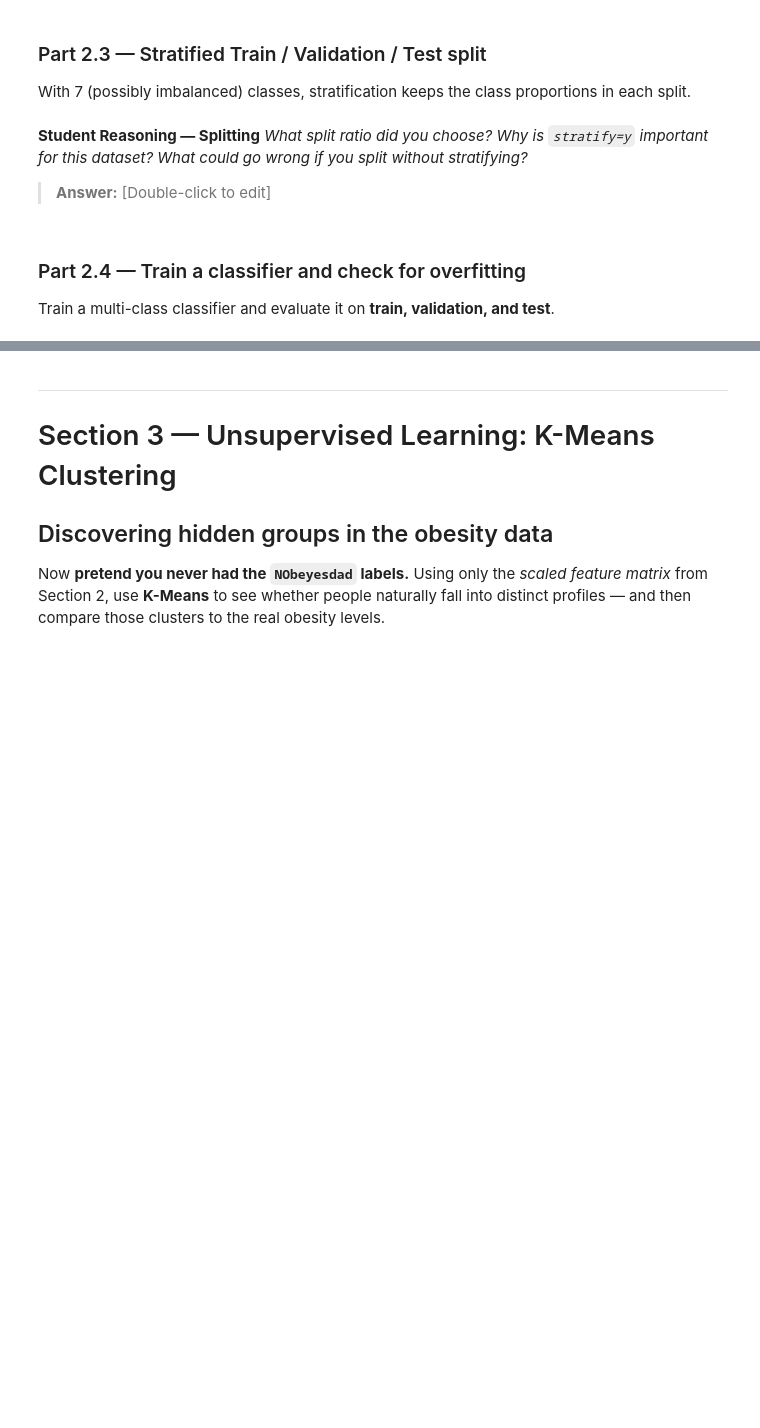
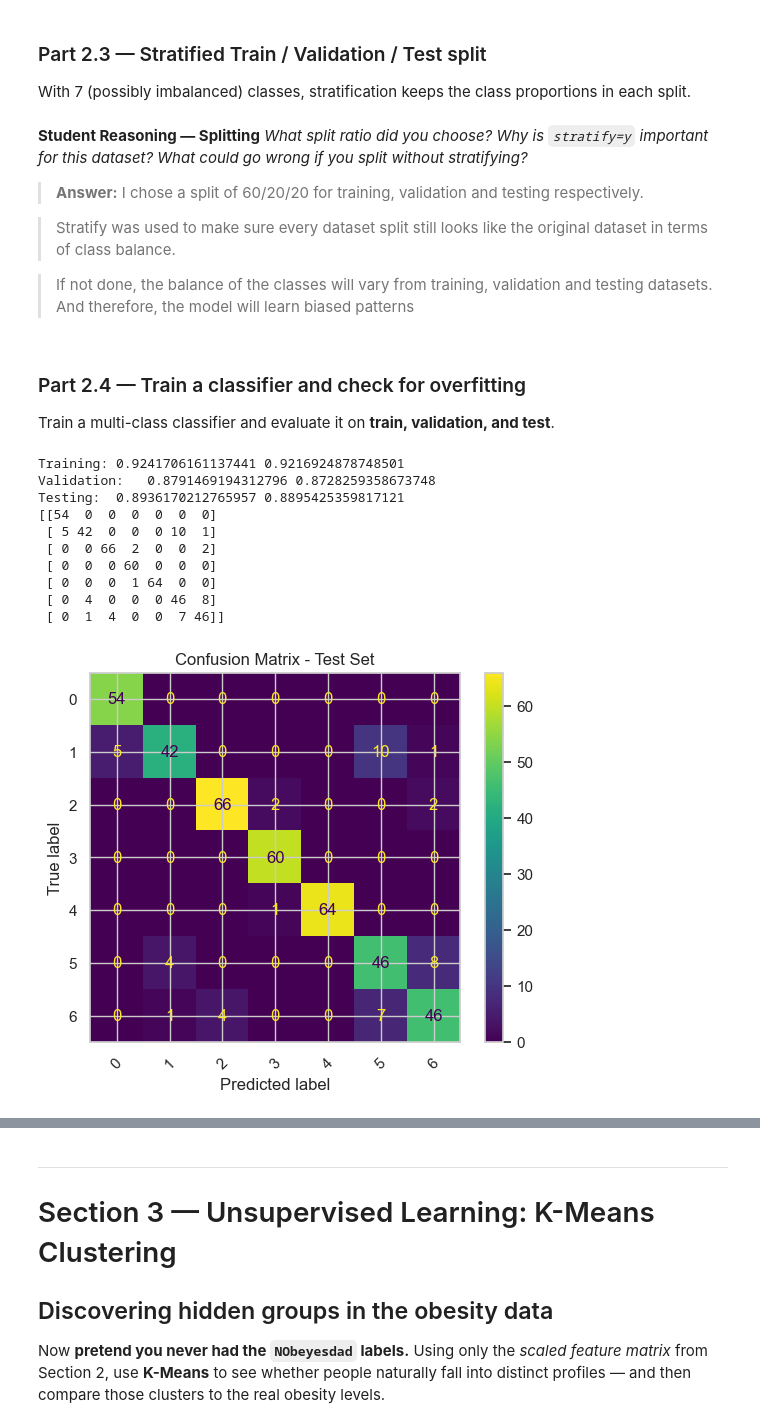
Before and after one commit to issahtiyum/lab-2-predictive-analytics, a Jupyter notebook: lab_2_predictive_analytics.ipynb, the cells around one changed output, grey strips where cells are left out. Cells and saved outputs as stored; diff of their text form; code cells hidden in the pictures; blank space fills up the shorter version.

```diff
--- a/lab_2_predictive_analytics.ipynb
+++ b/lab_2_predictive_analytics.ipynb
@@ -224,31 +569,95 @@ With 7 (possibly imbalanced) classes, stratification keeps the class proportions
 # %%
 # TODO: Separate X (features) and y (encoded NObeyesdad).
 
+X = obesity.drop(columns = "NObeyesdad")
+#Same as X = obesity.drop("NObeyesdad", axis = 1)
+y = obesity["NObeyesdad"]
+
 # TODO: Split into train / validation / test using stratify=y so every split has all 7 classes.
 #   Use random_state=RANDOM_STATE.
+X_temp, X_test, y_temp, y_test = train_test_split(
+    X, y, test_size=0.2, random_state=RANDOM_STATE, stratify=y
+)
+
+X_train, X_val, y_train, y_val = train_test_split(
+    X_temp, y_temp, test_size=0.25, random_state=RANDOM_STATE, stratify = y_temp
+)
 
 # TODO: Fit the scaler on the training set only, then transform train / val / test.
+X_train_scaled = scaler.fit_transform(X_train)
+X_test_scaled = scaler.transform(X_test)
+X_val_scaled = scaler.transform(X_val)
 # %% [markdown]
 **Student Reasoning — Splitting**
 *What split ratio did you choose? Why is `stratify=y` important for this dataset?
 What could go wrong if you split without stratifying?*
 
-> **Answer:** [Double-click to edit]
+> **Answer:** I chose a split of 60/20/20 for training, validation and testing respectively.
+
+> Stratify was used to make sure every dataset split still looks like the original dataset in terms of class balance.
+
+> If not done, the balance of the classes will vary from training, validation and testing datasets. And therefore, the model will learn biased patterns
 # %% [markdown]
 ### Part 2.4 — Train a classifier and check for overfitting
 Train a multi-class classifier and evaluate it on **train, validation, and test**.
 # %%
+from sklearn.linear_model import LogisticRegression
+from sklearn.metrics import accuracy_score, f1_score, confusion_matrix, ConfusionMatrixDisplay
+
 # TODO: Import, initialise, and train a classifier
 #   (e.g. LogisticRegression(max_iter=...), RandomForestClassifier, or KNeighborsClassifier).
 
+lr_model = LogisticRegression(max_iter=1000, random_state=RANDOM_STATE)
+
+lr_model.fit(X_train_scaled, y_train)
+
 # TODO: Predict on train, validation, and test.
+lr_train_pred = lr_model.predict(X_train_scaled)
+lr_val_pred   = lr_model.predict(X_val_scaled)
+lr_test_pred  = lr_model.predict(X_test_scaled)
 
 # TODO: Report accuracy AND macro-F1 for ALL THREE sets
 #   from sklearn.metrics import accuracy_score, f1_score, classification_report
 
+def evaluate_cls(y_true, y_pred):
+    acc = accuracy_score(y_true, y_pred)
+    f1  = f1_score(y_true, y_pred, average="macro")
+    return acc, f1
+
+train_acc, train_f1 = evaluate_cls(y_train, lr_train_pred)
+val_acc, val_f1     = evaluate_cls(y_val, lr_val_pred)
+test_acc, test_f1   = evaluate_cls(y_test, lr_test_pred)
+
+print("Training:", train_acc, train_f1)
+print("Validation:  ", val_acc, val_f1)
+print("Testing: ", test_acc, test_f1)
+
 # TODO: Show a confusion matrix for the test set
 #   from sklearn.metrics import ConfusionMatrixDisplay
 #   Which classes are most often confused?
+
+print(confusion_matrix(y_test, lr_test_pred))
+
+ConfusionMatrixDisplay.from_predictions(
+    y_test,
+    lr_test_pred,
+    xticks_rotation=45
+)
+
+plt.title("Confusion Matrix - Test Set")
+plt.show()
+# %% [output]
+Training: 0.9241706161137441 0.9216924878748501
+Validation:   0.8791469194312796 0.8728259358673748
+Testing:  0.8936170212765957 0.8895425359817121
+[[54  0  0  0  0  0  0]
+ [ 5 42  0  0  0 10  1]
+ [ 0  0 66  2  0  0  2]
+ [ 0  0  0 60  0  0  0]
+ [ 0  0  0  1 64  0  0]
+ [ 0  4  0  0  0 46  8]
+ [ 0  1  4  0  0  7 46]]
+[figure, added]
 # %% [markdown]
 **Student Reasoning — Classification evaluation & overfitting**
 *1. Which classifier did you choose and why?*
```
Also changed, not shown: parts of 19 cells of this notebook, 1 other file.
